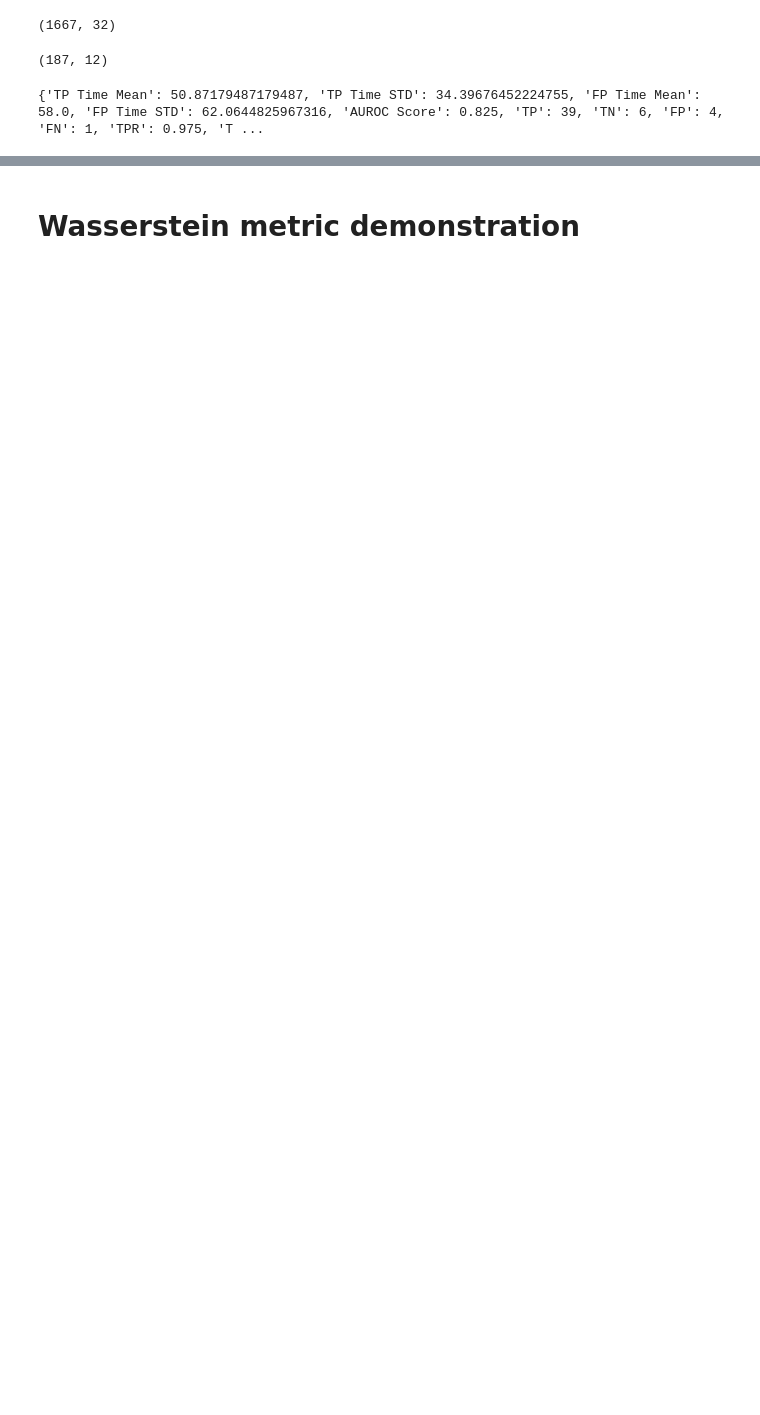
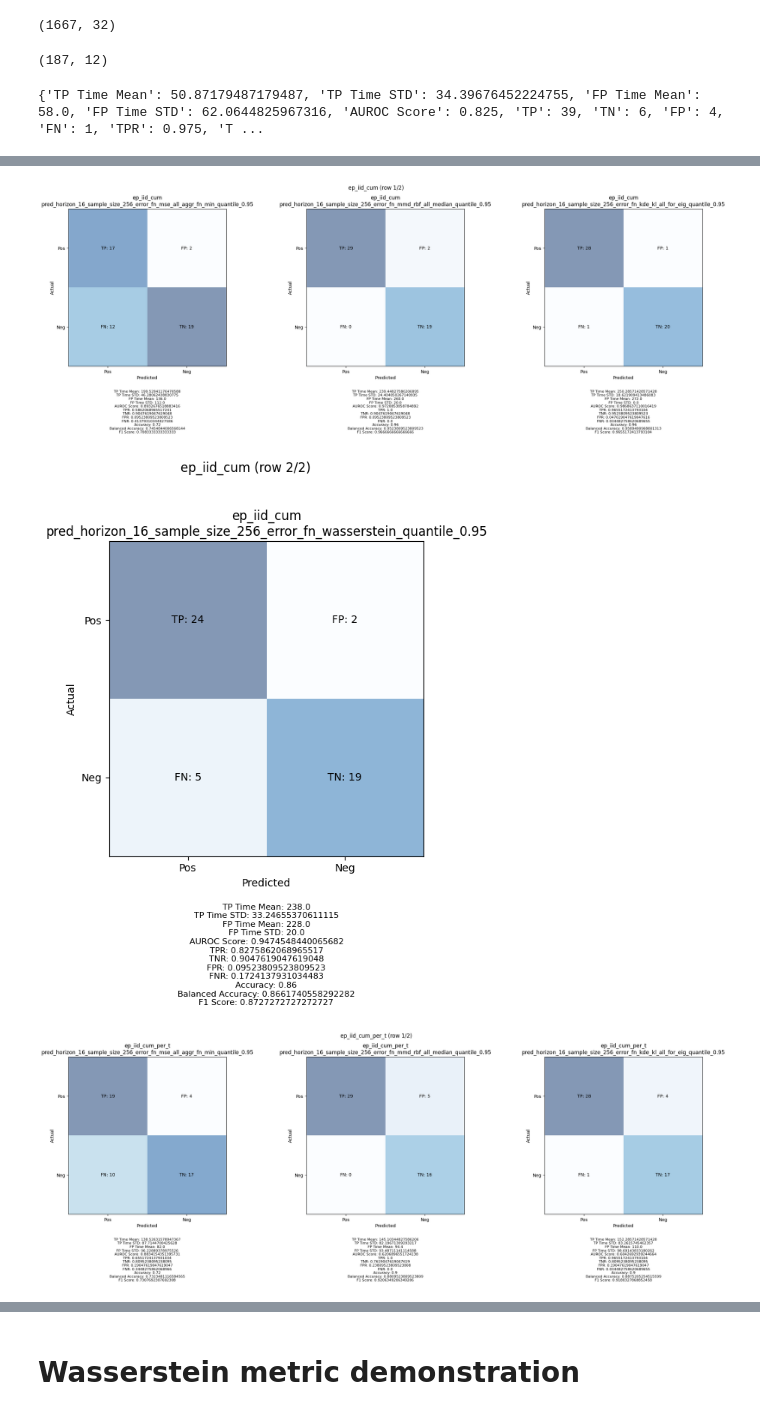
Before and after one commit to rajivswamy/action-diffusion-failure, a Jupyter notebook: failure_detector_stac_jayson.ipynb, the cells around one changed output, grey strips where cells are left out. Drawn from its saved outputs; the diff is of its cells as text; code cells hidden in the pictures; blank space fills up the shorter version.

Commit message:
updated file with new figures

```diff
--- a/failure_detector_stac_jayson.ipynb
+++ b/failure_detector_stac_jayson.ipynb
@@ -639,9 +724,10 @@ conf_dict = {
 
 cfg = omegaconf.OmegaConf.create(conf_dict)
 
-dataset_path = "logs/datasets/domain_randomization_v2"
+dataset_path = "logs/datasets/domain_randomization_v1"
 # %%
 # Run eval
-output_data = evaluate_temporal_consistency(cfg, dataset_path, dataset_path)
+demo_dataset_path = "logs/datasets/no_domain_randomization_v8_simple_env"
+output_data_stac = evaluate_temporal_consistency(cfg, demo_dataset_path, dataset_path)
 # %% [output]
 Episode Results: ep_iid_cum | pred_horizon_16_sample_size_256_error_fn_mse_all_aggr_fn_min_quantile_0.95
@@ -788,0 +786,7 @@ for key2 in all_key2:
+# %%
+# Plot confusion matrices for STAC results
+plot_confusion_matrix(output_data_stac)
+# %% [output]
+[figure, added]
+[figure, added]
+[figure, added]
```
Also changed, not shown: parts of 25 cells of this notebook.
